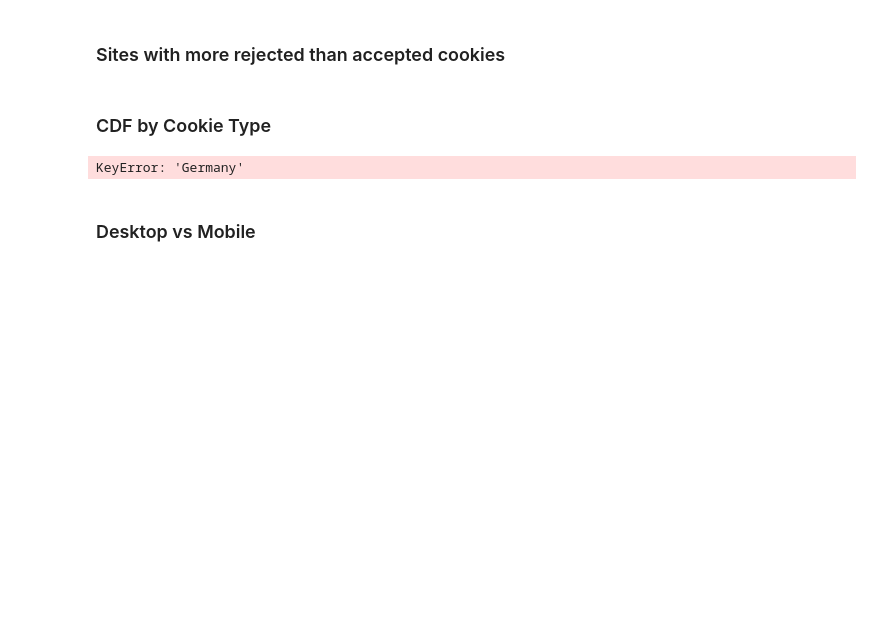
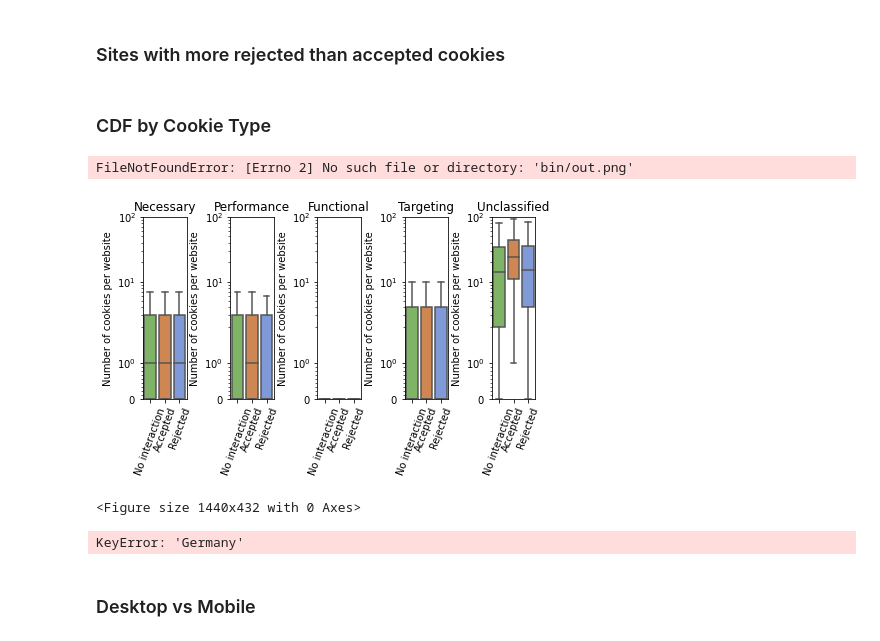
Before and after one commit to maxwellmlin/dataverse-files, a Jupyter notebook: reproducibility/analysis.ipynb, the cells around one changed output. Saved outputs shown, nothing was run; the diff lists cells and outputs as text; code cells hidden in the pictures; blank space fills up the shorter version.

Commit message:
generated new colored boxplots with fixed df

```diff
--- a/reproducibility/analysis.ipynb
+++ b/reproducibility/analysis.ipynb
@@ -924,3 +996,14 @@ plt.show()
+# %%
+import matplotlib as mpl
+mpl.rcParams.update(mpl.rcParamsDefault)
+
+%matplotlib inline
+
+plot_boxplot_for_cookie_type(map_des_intersection['US East'])
+# %% [output]
+FileNotFoundError: [Errno 2] No such file or directory: 'bin/out.png'
+[figure, added]
+<Figure size 1440x432 with 0 Axes>
 # %%
 EU_des = [map_des_finals[loc] for loc in EU_locs]
 nonEU_des = [map_des_finals[loc] for loc in nonEU_locs]
```
Also changed, not shown: parts of 4 cells of this notebook, 1 other file.
